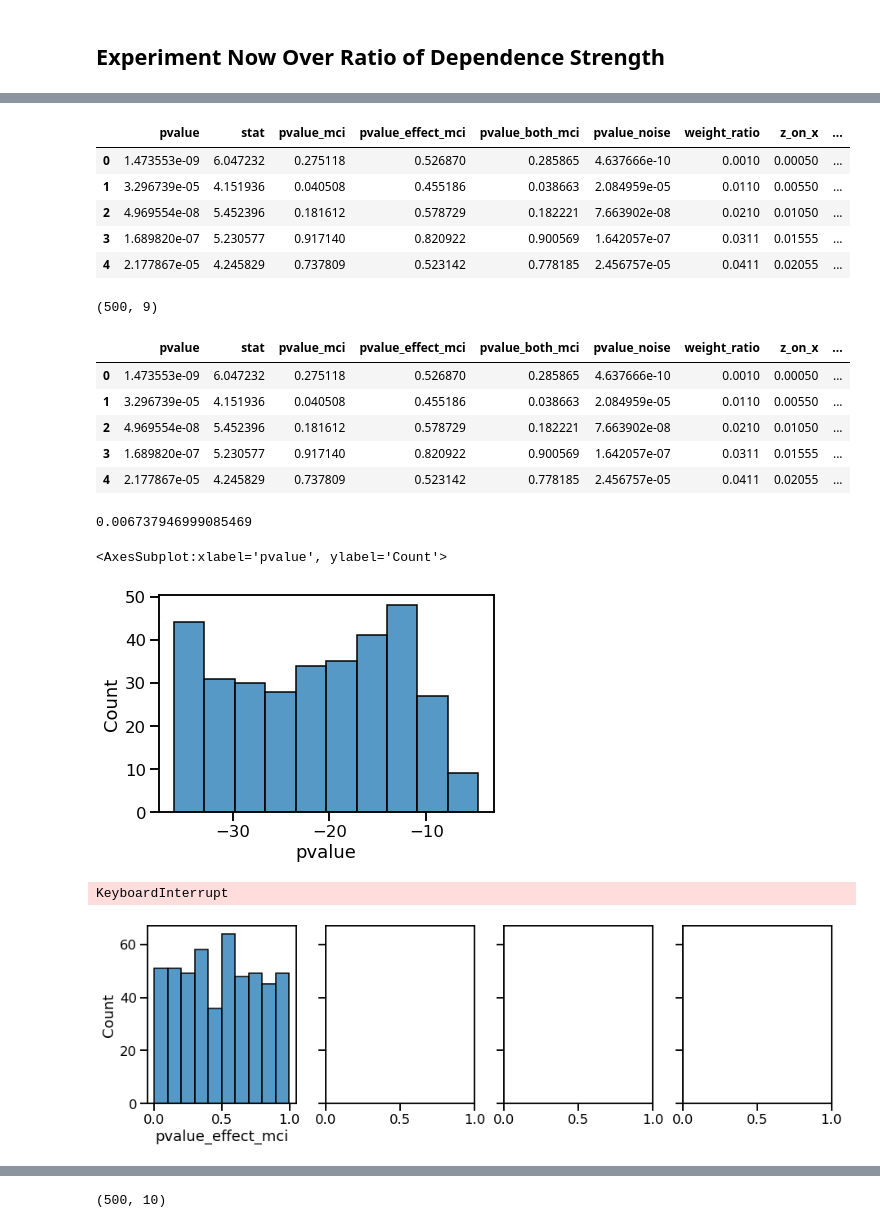
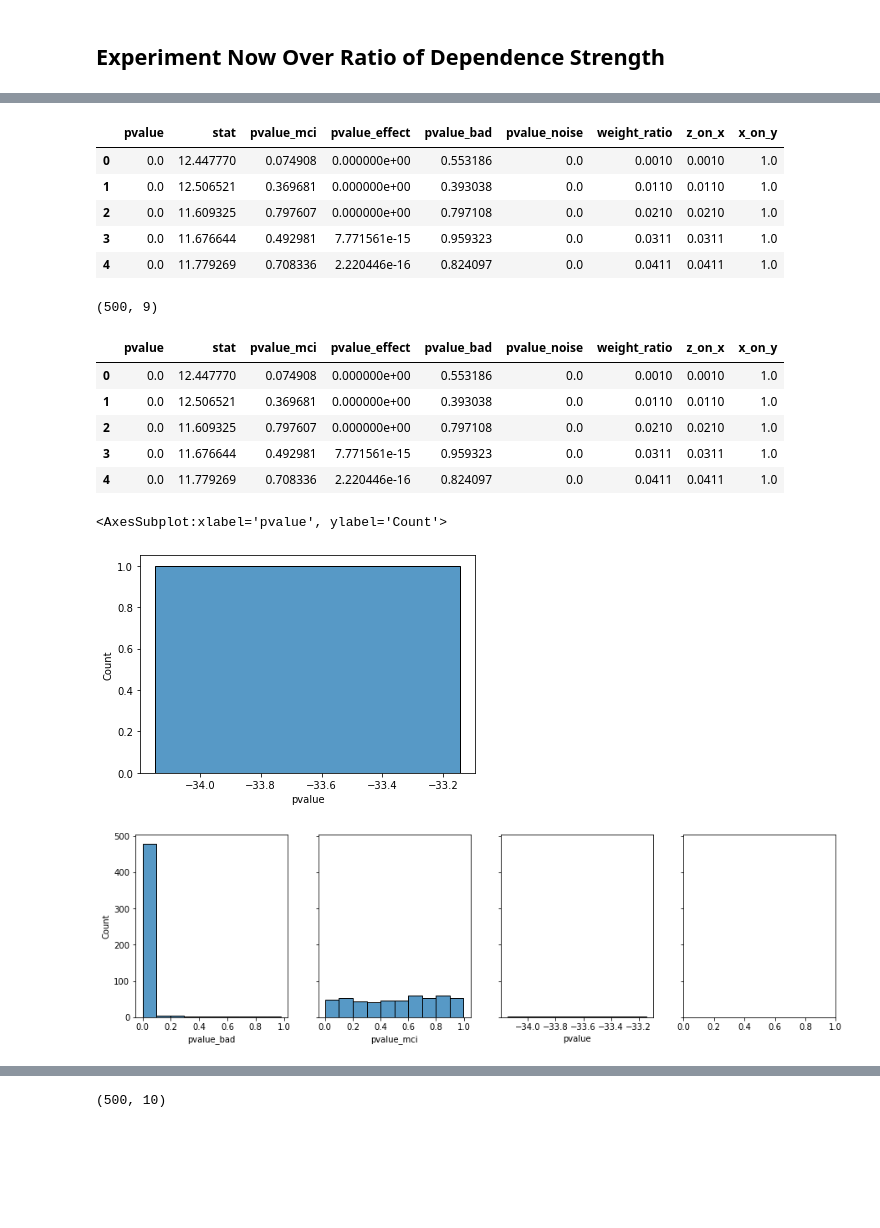
Before and after one commit to adam2392/causal-networkx, a Jupyter notebook: experiments/conditional_expectation.ipynb, the cells around one changed output, grey strips where cells are left out. Saved outputs shown, nothing was run; the diff lists cells and outputs as text; code cells hidden in the pictures; blank space fills up the shorter version.

```diff
--- a/experiments/conditional_expectation.ipynb
+++ b/experiments/conditional_expectation.ipynb
@@ -223,11 +238,12 @@ func_ux = lambda: rng.normal(scale=1.0)
 func_uy = lambda: rng.normal(scale=1.0)
 func_uw = lambda: rng.normal(scale=1.0)  # (scale=1.0)
 func_ua = lambda: rng.normal(scale=1.0)
+func_ub = lambda: rng.normal(scale=1.0)
 
 for z_vs_x_ratio in np.linspace(0.001, 5, 500):
     z_vs_x_ratio = z_vs_x_ratio.round(4)
     # xz_weight = 1.0
-    xy_weight = 0.5
+    xy_weight = 1.0
     xz_weight = xy_weight * z_vs_x_ratio
     wy_weight = xy_weight  # * z_vs_x_ratio
 
@@ -236,7 +252,8 @@ for z_vs_x_ratio in np.linspace(0.001, 5, 500):
     func_x = lambda u_x, z: xz_weight * z + u_x  # + rng.normal()
     func_y = lambda u_y, w, x: u_y + xy_weight * x  # + rng.normal()  #
     func_w = lambda u_w: u_w  # + rng.normal()
-    # func_a = lambda x, u_a: x + u_a  # + rng.normal()
+    func_a = lambda x, u_a: x + u_a  # + rng.normal()
+    func_b = lambda y, u_b: y + u_b
 
     scm = StructuralCausalModel(
         exogenous={
@@ -244,34 +261,40 @@ for z_vs_x_ratio in np.linspace(0.001, 5, 500):
             "u_y": func_uy,
             "u_z": func_uz,
             "u_w": func_uw,
-            # "u_a": func_ua,
+            "u_a": func_ua,
+            "u_b": func_ub,
         },
         endogenous={
             "x": func_x,
             "z": func_z,
             "y": func_y,
             "w": func_w,
-            # "a": func_a
+            "a": func_a,
+            "b": func_b,
         },
     )
 
     # sample dataset from SCM
     # create a relatively low sample size for simple problem
-    n_samples = 100
+    n_samples = 200
     df = scm.sample(n_samples)
     df["noise_var"] = rng.normal(size=(n_samples,))
     orig_stat, pvalue = ci_estimator.test(df, "x", "y", {})
 
-    stat, mci_pvalue = ci_estimator.test(df, "x", "y", {"z"})
-    stat, effect_mci_pvalue = ci_estimator.test(df, "x", "y", {"w"})
-    stat, both_mci_pvalue = ci_estimator.test(df, "x", "y", {"z", "w"})
+    stat, effect_pvalue = ci_estimator.test(df, "x", "y", {"a"})
+    stat, mci_pvalue = ci_estimator.test(df, "x", "y", {"w"})
+    # stat, effect_mci_pvalue = ci_estimator.test(df, "x", "y", {"w"})
+    stat, bad_pa_pvalue = ci_estimator.test(df, "x", "y", {"z"})
+    stat, bad_ch_pvalue = ci_estimator.test(df, "x", "y", {"b"})
     stat, noise_pvalue = ci_estimator.test(df, "x", "y", {"noise_var"})
 
     result_dict["pvalue"].append(pvalue)
     result_dict["stat"].append(orig_stat)
     result_dict["pvalue_mci"].append(mci_pvalue)
-    result_dict["pvalue_effect_mci"].append(effect_mci_pvalue)
-    result_dict["pvalue_both_mci"].append(both_mci_pvalue)
+    result_dict["pvalue_effect"].append(effect_pvalue)
+    result_dict["pvalue_bad_pa"].append(bad_pa_pvalue)
+    result_dict["pvalue_bad_ch"].append(bad_ch_pvalue)
+    # result_dict["pvalue_both_mci"].append(both_mci_pvalue)
     result_dict["pvalue_noise"].append(noise_pvalue)
     result_dict["weight_ratio"].append(z_vs_x_ratio)
     result_dict["z_on_x"].append(xz_weight)
@@ -289,42 +317,35 @@ df.head()
 result_df = pd.DataFrame.from_dict(result_dict)
 display(result_df.head())
 # %% [output]
-|  | pvalue | stat | pvalue_mci | pvalue_effect_mci | pvalue_both_mci | pvalue_noise | weight_ratio | z_on_x | ... |
-| 0 | 1.473553e-09 | 6.047232 | 0.275118 | 0.526870 | 0.285865 | 4.637666e-10 | 0.0010 | 0.00050 | ... |
-| 1 | 3.296739e-05 | 4.151936 | 0.040508 | 0.455186 | 0.038663 | 2.084959e-05 | 0.0110 | 0.00550 | ... |
-| 2 | 4.969554e-08 | 5.452396 | 0.181612 | 0.578729 | 0.182221 | 7.663902e-08 | 0.0210 | 0.01050 | ... |
-| 3 | 1.689820e-07 | 5.230577 | 0.917140 | 0.820922 | 0.900569 | 1.642057e-07 | 0.0311 | 0.01555 | ... |
-| 4 | 2.177867e-05 | 4.245829 | 0.737809 | 0.523142 | 0.778185 | 2.456757e-05 | 0.0411 | 0.02055 | ... |
+|  | pvalue | stat | pvalue_mci | pvalue_effect | pvalue_bad | pvalue_noise | weight_ratio | z_on_x | x_on_y |
+| 0 | 0.0 | 12.447770 | 0.074908 | 0.000000e+00 | 0.553186 | 0.0 | 0.0010 | 0.0010 | 1.0 |
+| 1 | 0.0 | 12.506521 | 0.369681 | 0.000000e+00 | 0.393038 | 0.0 | 0.0110 | 0.0110 | 1.0 |
+| 2 | 0.0 | 11.609325 | 0.797607 | 0.000000e+00 | 0.797108 | 0.0 | 0.0210 | 0.0210 | 1.0 |
+| 3 | 0.0 | 11.676644 | 0.492981 | 7.771561e-15 | 0.959323 | 0.0 | 0.0311 | 0.0311 | 1.0 |
+| 4 | 0.0 | 11.779269 | 0.708336 | 2.220446e-16 | 0.824097 | 0.0 | 0.0411 | 0.0411 | 1.0 |
 # %%
 print(result_df.shape)
 display(result_df.head())
 # %% [output]
 (500, 9)
-|  | pvalue | stat | pvalue_mci | pvalue_effect_mci | pvalue_both_mci | pvalue_noise | weight_ratio | z_on_x | ... |
-| 0 | 1.473553e-09 | 6.047232 | 0.275118 | 0.526870 | 0.285865 | 4.637666e-10 | 0.0010 | 0.00050 | ... |
-| 1 | 3.296739e-05 | 4.151936 | 0.040508 | 0.455186 | 0.038663 | 2.084959e-05 | 0.0110 | 0.00550 | ... |
-| 2 | 4.969554e-08 | 5.452396 | 0.181612 | 0.578729 | 0.182221 | 7.663902e-08 | 0.0210 | 0.01050 | ... |
-| 3 | 1.689820e-07 | 5.230577 | 0.917140 | 0.820922 | 0.900569 | 1.642057e-07 | 0.0311 | 0.01555 | ... |
-| 4 | 2.177867e-05 | 4.245829 | 0.737809 | 0.523142 | 0.778185 | 2.456757e-05 | 0.0411 | 0.02055 | ... |
+|  | pvalue | stat | pvalue_mci | pvalue_effect | pvalue_bad | pvalue_noise | weight_ratio | z_on_x | x_on_y |
+| 0 | 0.0 | 12.447770 | 0.074908 | 0.000000e+00 | 0.553186 | 0.0 | 0.0010 | 0.0010 | 1.0 |
+| 1 | 0.0 | 12.506521 | 0.369681 | 0.000000e+00 | 0.393038 | 0.0 | 0.0110 | 0.0110 | 1.0 |
+| 2 | 0.0 | 11.609325 | 0.797607 | 0.000000e+00 | 0.797108 | 0.0 | 0.0210 | 0.0210 | 1.0 |
+| 3 | 0.0 | 11.676644 | 0.492981 | 7.771561e-15 | 0.959323 | 0.0 | 0.0311 | 0.0311 | 1.0 |
+| 4 | 0.0 | 11.779269 | 0.708336 | 2.220446e-16 | 0.824097 | 0.0 | 0.0411 | 0.0411 | 1.0 |
-# %%
-np.e ** (-5)
-# %% [output]
-0.006737946999085469
 # %%
 name = "pvalue"
 result_df[name] = np.log(result_df[name])
 sns.histplot(x=name, data=result_df)
 # %% [output]
 <AxesSubplot:xlabel='pvalue', ylabel='Count'>
-[figure, old version]
+[figure, new version]
 # %%
 fig, axes = plt.subplots(1, 4, figsize=(15, 4), sharey=True)
 axes = axes.flatten()
 
-for idx, name in enumerate(
-    ["pvalue_effect_mci", "pvalue_mci", "pvalue_both_mci", "pvalue"]
-):
+for idx, name in enumerate(["pvalue_bad", "pvalue_mci", "pvalue"]):
     sns.histplot(x=name, data=result_df, ax=axes[idx])
 # %% [output]
-KeyboardInterrupt
-[figure, old version]
+[figure, new version]
```
Also changed, not shown: parts of 11 cells of this notebook, 12 other files.
